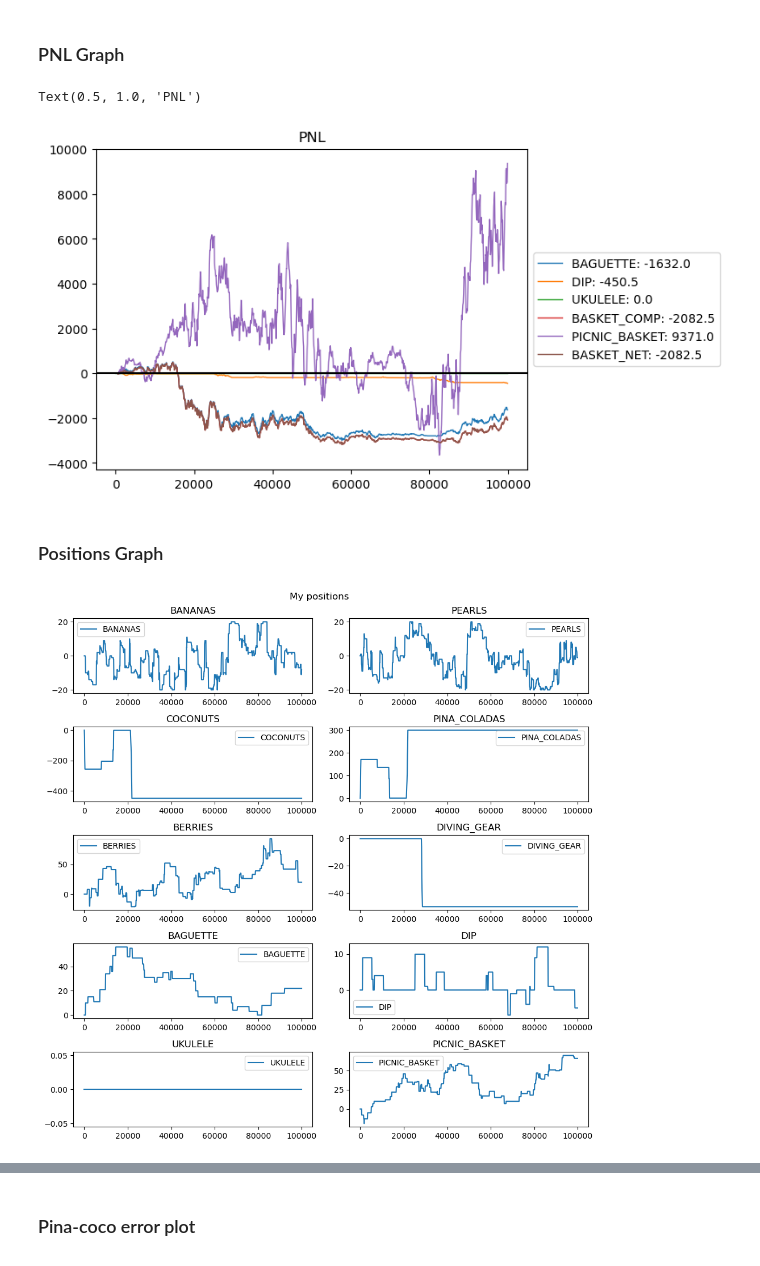
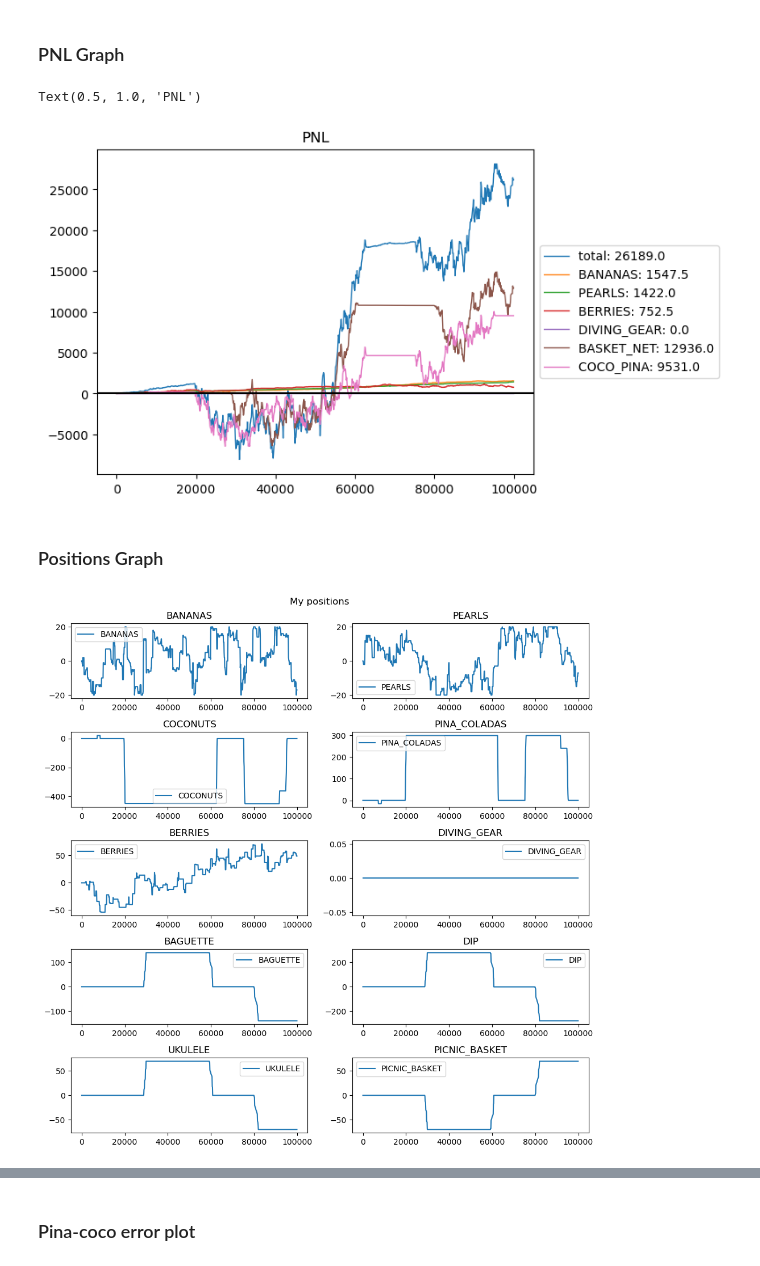
Before and after one commit to rzhan11/IMCTradingComp23, a Jupyter notebook: nbs/exploration-Copy15.ipynb, the cells around one changed output, grey strips where cells are left out. Drawn from its saved outputs; the diff is of its cells as text; code cells hidden in the pictures.

Commit message:
pair trading for basket works????

```diff
--- a/nbs/exploration-Copy15.ipynb
+++ b/nbs/exploration-Copy15.ipynb
@@ -29,8 +29,8 @@ from log_parser import process_file, process_file_jasper
 # %% [markdown]
 # parameters
 # %%
-# _fname = "../replays/local.log"
-_fname = "../replays/day4-log6.log"
+_fname = "../replays/local.log"
+# _fname = "../replays/day4-log6.log"
 _time_step = 100
 _max_time = 100000
 _symbols = ["BANANAS", "PEARLS", "COCONUTS", "PINA_COLADAS", "BERRIES", "DIVING_GEAR", "BAGUETTE", "DIP", "UKULELE", "PICNIC_BASKET"]
@@ -1011,35 +1026,42 @@ for sym in _symbols:
 # %%
 # pnl
 
 # calc pnl from coco/pina pair
 my_positions["COCO_PINA_pnl"] = my_positions["COCONUTS_pnl"] + my_positions["PINA_COLADAS_pnl"]
 
 my_positions["BASKET_COMP_pnl"] = my_positions["BAGUETTE_pnl"] + my_positions["DIP_pnl"] + my_positions["UKULELE_pnl"]
 
 my_positions["BASKET_NET_pnl"] = my_positions["BASKET_COMP_pnl"] + my_positions["PICNIC_BASKET_pnl"]
 
 ## shown products
 
 # products_shown = ["BERRIES", "DIVING_GEAR"]
-products_shown = ["BAGUETTE", "DIP", "UKULELE", "BASKET_COMP", "PICNIC_BASKET", "BASKET_NET"]
+# products_shown = ["BAGUETTE", "DIP", "UKULELE", "BASKET_COMP", "PICNIC_BASKET", "BASKET_NET"]
+products_shown = ["total", *_products]
 
-# products_shown = ["total", *_products]
-# products_shown.remove("COCONUTS")
-# products_shown.remove("PINA_COLADAS")
-# products_shown += ["COCO_PINA"]
+### basket trade
+for prod in ["DIP", "BAGUETTE", "UKULELE", "PICNIC_BASKET"]:
+    products_shown.remove(prod)
+# products_shown += ["BASKET_COMP"]
+products_shown += ["BASKET_NET"]
+
+### pina/coco section
+products_shown.remove("COCONUTS")
+products_shown.remove("PINA_COLADAS")
+products_shown += ["COCO_PINA"]
 
 
 for prod in products_shown:
     pnl = my_positions[f"{prod}_pnl"].iloc[-1]
     plt.plot(my_positions["time"], my_positions[f"{prod}_pnl"], label=f"{prod}: {pnl}", linewidth=1)
 
 plt.axhline(y=0, color="black")
 
 plt.legend(loc="center left", bbox_to_anchor=(1, 0.5))
 plt.title(f"PNL")
 # %% [output]
 Text(0.5, 1.0, 'PNL')
-[figure, old version]
+[figure, new version]
 # %% [markdown]
 ### Positions Graph
 # %%
@@ -1058,7 +1080,7 @@ plt.suptitle("My positions")
 plt.tight_layout()
 plt.show()
 # %% [output]
-[figure, old version]
+[figure, new version]
 # %%
 # plot pina_error (pina_actual - pina_pred)
 model = np.poly1d([1.55131931e+00, 2.59237689e+03])
```
Also changed, not shown: parts of 32 cells of this notebook, 7 other files.
